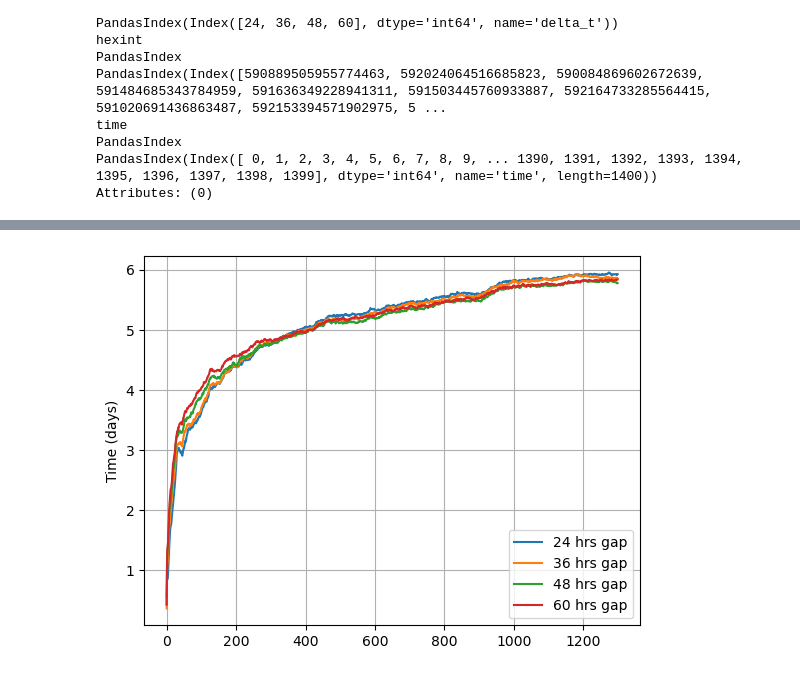
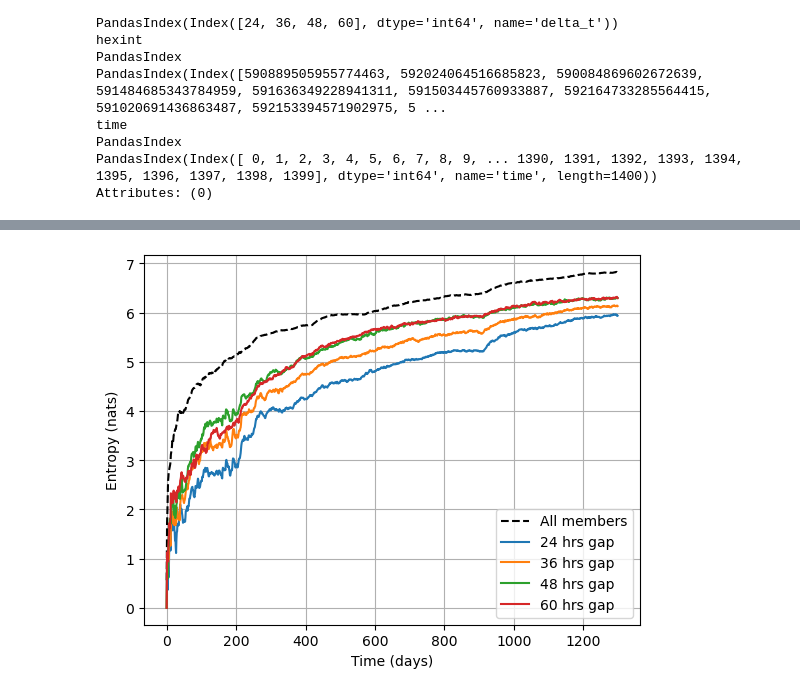
Before and after one commit to OceanParcels/NEMO_Ensemble_Lagrangian_Analysis, a Jupyter notebook: notebooks/11.Study_10_members.ipynb, the cells around one changed output, grey strips where cells are left out. Saved outputs shown, nothing was run; the diff lists cells and outputs as text; code cells hidden in the pictures.

Commit message:
Comparisson between daily outputs

```diff
--- a/notebooks/11.Study_10_members.ipynb
+++ b/notebooks/11.Study_10_members.ipynb
@@ -25,11 +25,14 @@ def Shannon_entropy(Pdf):
     return -np.nansum(Pdf_safe * np.log2(Pdf_safe))
 # %%
 location = 'Cape_Hatteras'
-member = 50
+member = 49
 std = 0.01
 
 file_path = f"/storage/shared/oceanparcels/output_data/data_Claudio/NEMO_Ensemble/analysis/prob_distribution/{location}_coarse/P_std{std*100:03.0f}_m{member:03d}.zarr"
 P_m = xr.open_zarr(file_path)
+
+file_path_AX = f"/storage/shared/oceanparcels/output_data/data_Claudio/NEMO_Ensemble/analysis/prob_distribution/{location}_coarse/P_std{std*100:03.0f}_all.zarr"
+P_AX = xr.open_zarr(file_path_AX)
 # %%
 hex_grid = hexfunc.int_to_hex(P_m.hexint.values)
 hexbin_grid = hexfunc.hexGrid(hex_grid, h3_res=3)
@@ -141,10 +135,12 @@ nats
 # %%
+plt.plot(P_AX['entropy'][0, :1300], ls='--', color='black', label='All members')
+
 for i, dt in enumerate(delta_t_array):
     plt.plot(P_m['entropy'][i, :1300], label=f'{dt} hrs gap')
 
 plt.legend()
 plt.ylabel('Entropy (nats)')
-plt.ylabel('Time (days)')
+plt.xlabel('Time (days)')
 plt.grid()
 # %% [output]
-[figure, old version]
+[figure, new version]
```
Also changed, not shown: parts of 9 cells of this notebook, 3 other files.
